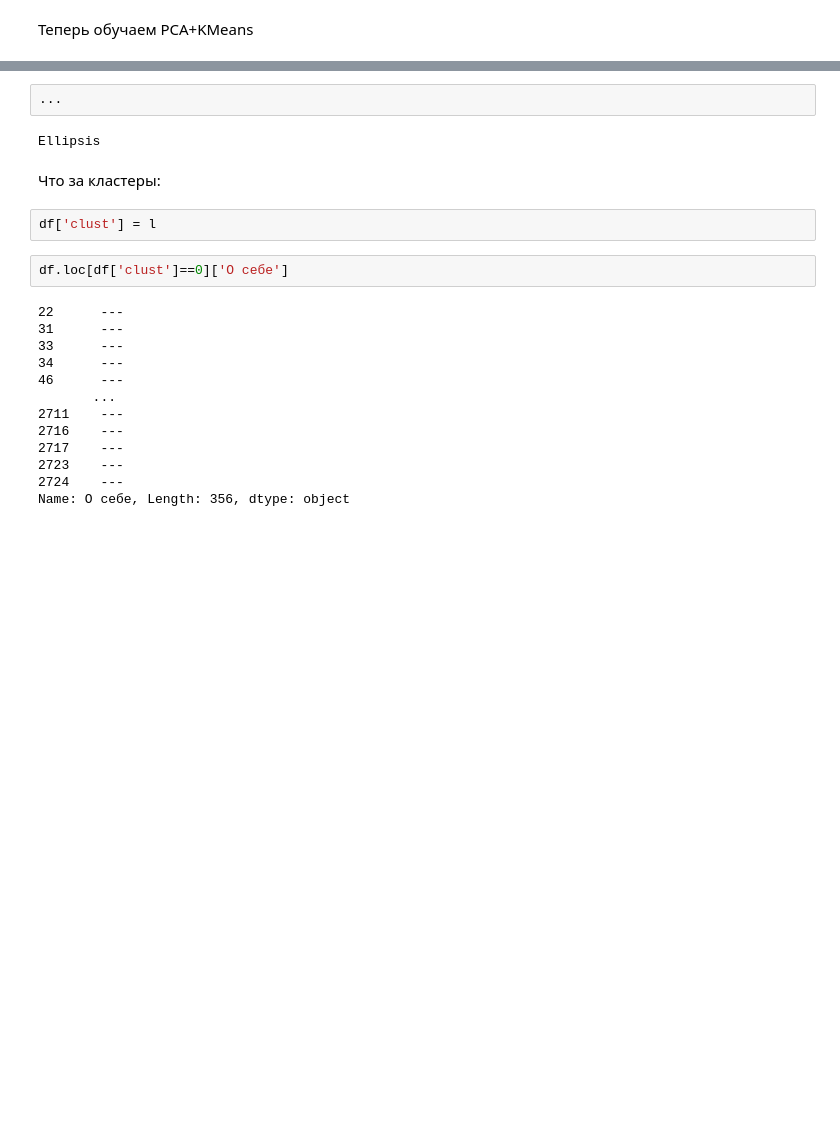
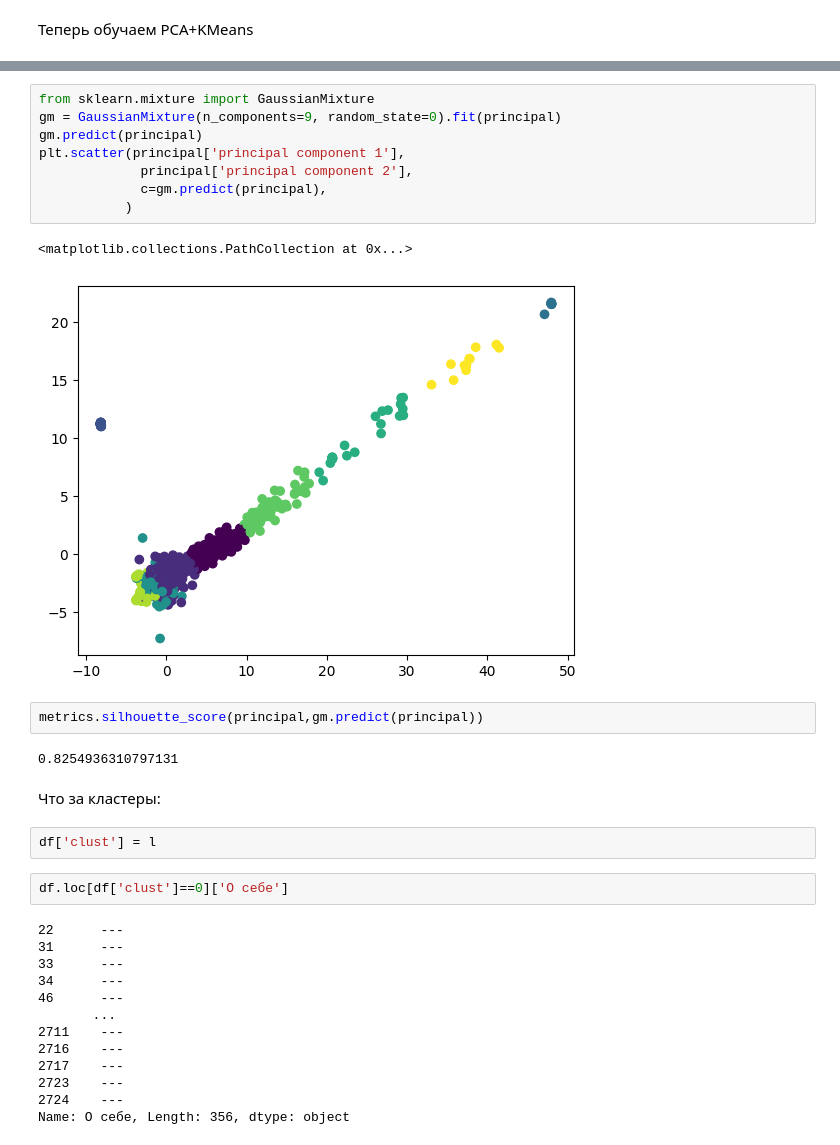
Before and after one commit to aefrt/automatization-recruiting, a Jupyter notebook: analysis.ipynb, the cells around one changed output, grey strips where cells are left out. Drawn from its saved outputs; the diff is of its cells as text; blank space fills up the shorter version.

```diff
--- a/analysis.ipynb
+++ b/analysis.ipynb
@@ -746,7 +783,18 @@ Ellipsis
 # %%
-...
+from sklearn.mixture import GaussianMixture
+gm = GaussianMixture(n_components=9, random_state=0).fit(principal)
+gm.predict(principal)
+plt.scatter(principal['principal component 1'],
+             principal['principal component 2'],
+             c=gm.predict(principal),
+           )
 # %% [output]
-Ellipsis
+<matplotlib.collections.PathCollection at 0x...>
+[figure, added]
+# %%
+metrics.silhouette_score(principal,gm.predict(principal))
+# %% [output]
+0.8254936310797131
 # %% [markdown]
 Что за кластеры:
 # %%
```
Also changed, not shown: parts of 12 cells of this notebook, 1 other file.
